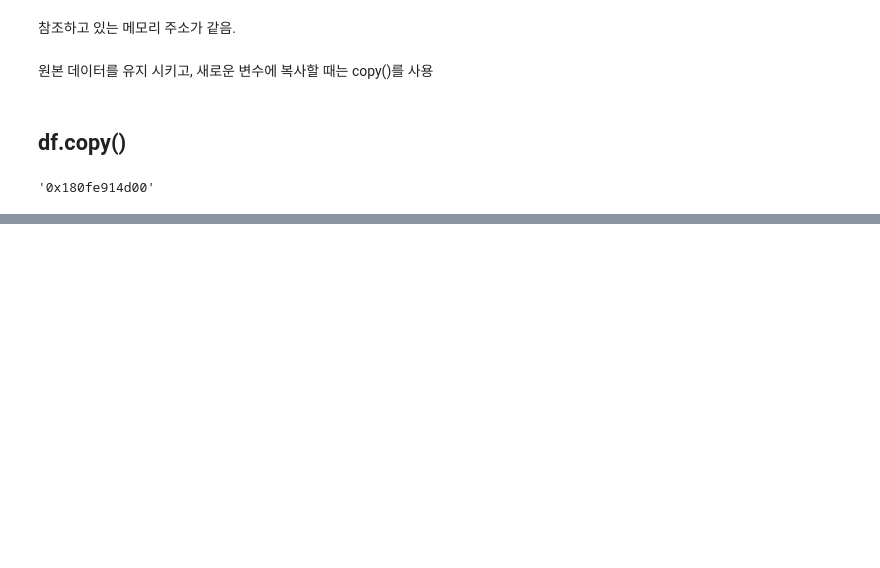
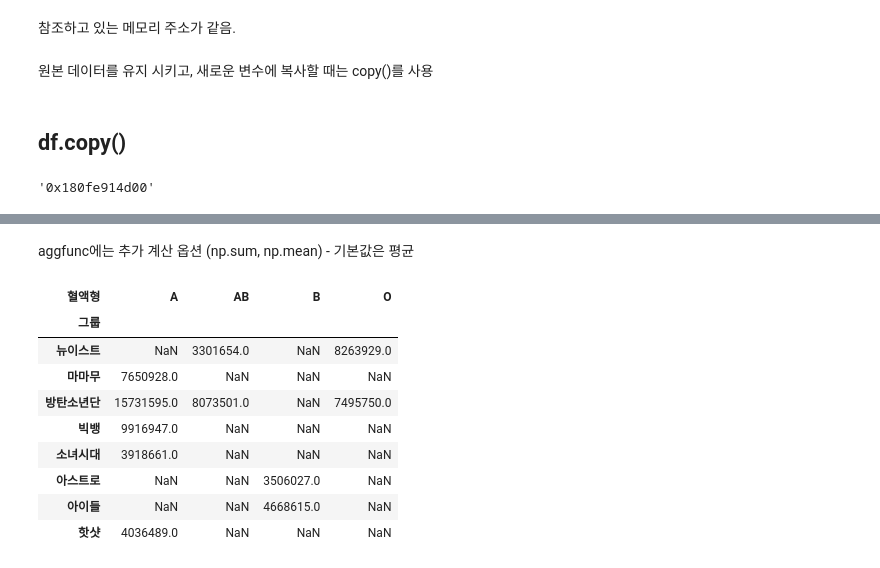
Before and after one commit to star77sa/TIL-Blog, a Jupyter notebook: _notebooks/2021-08-09-Pandas.ipynb, the cells around one changed output, grey strips where cells are left out. Saved outputs shown, nothing was run; the diff lists cells and outputs as text; code cells hidden in the pictures; blank space fills up the shorter version.

```diff
--- a/_notebooks/2021-08-09-Pandas.ipynb
+++ b/_notebooks/2021-08-09-Pandas.ipynb
@@ -432,0 +469,2 @@ hex(id(copy_df))
+# %%
+df = pd.read_csv('https://bit.ly/ds-korean-idol')
@@ -432,0 +566,15 @@ hex(id(copy_df))
+# %% [markdown]
+aggfunc에는 추가 계산 옵션 (np.sum, np.mean) - 기본값은 평균
+# %%
+pd.pivot_table(df, index = '그룹', columns = '혈액형', values = '브랜드평판지수', aggfunc = np.sum)# 코드를 입력해 주세요
+# %% [output]
+| 혈액형 | A | AB | B | O |
+| 그룹 |  |  |  |  |
+| 뉴이스트 | NaN | 3301654.0 | NaN | 8263929.0 |
+| 마마무 | 7650928.0 | NaN | NaN | NaN |
+| 방탄소년단 | 15731595.0 | 8073501.0 | NaN | 7495750.0 |
+| 빅뱅 | 9916947.0 | NaN | NaN | NaN |
+| 소녀시대 | 3918661.0 | NaN | NaN | NaN |
+| 아스트로 | NaN | NaN | 3506027.0 | NaN |
+| 아이들 | NaN | NaN | 4668615.0 | NaN |
+| 핫샷 | 4036489.0 | NaN | NaN | NaN |
```
Also changed, not shown: parts of 40 cells of this notebook.
